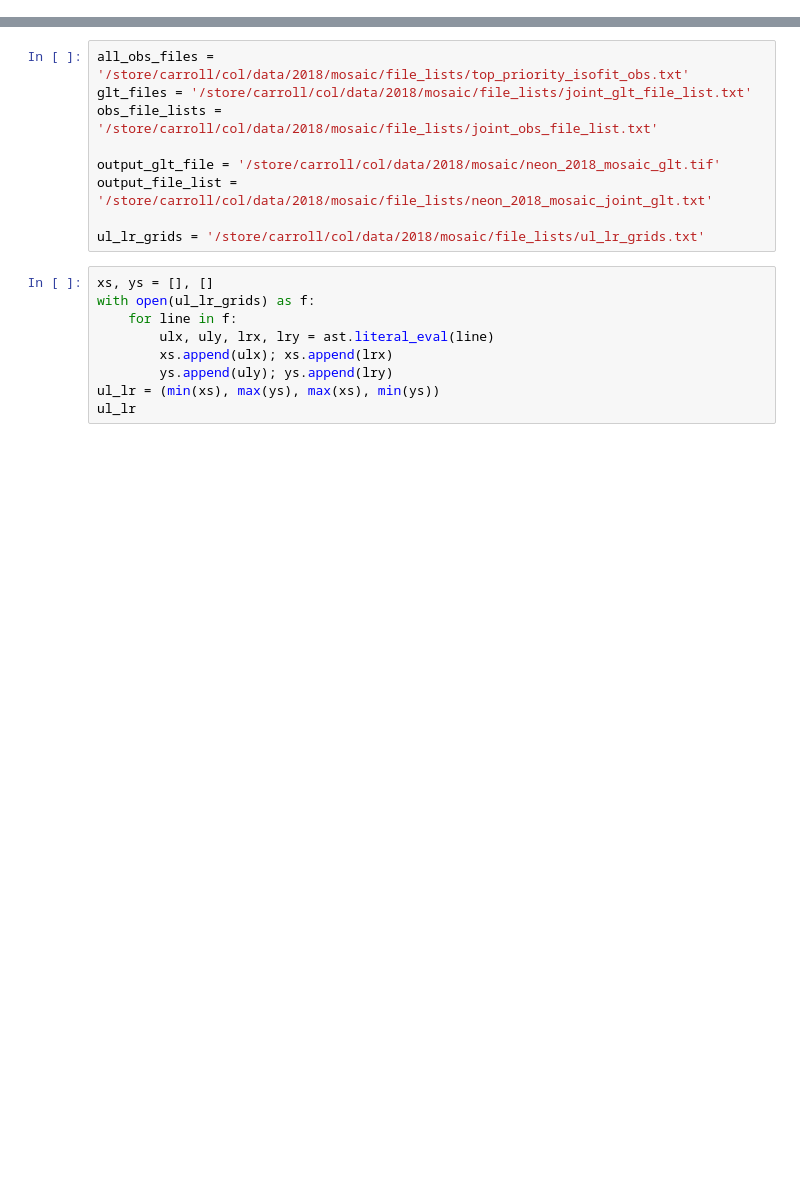
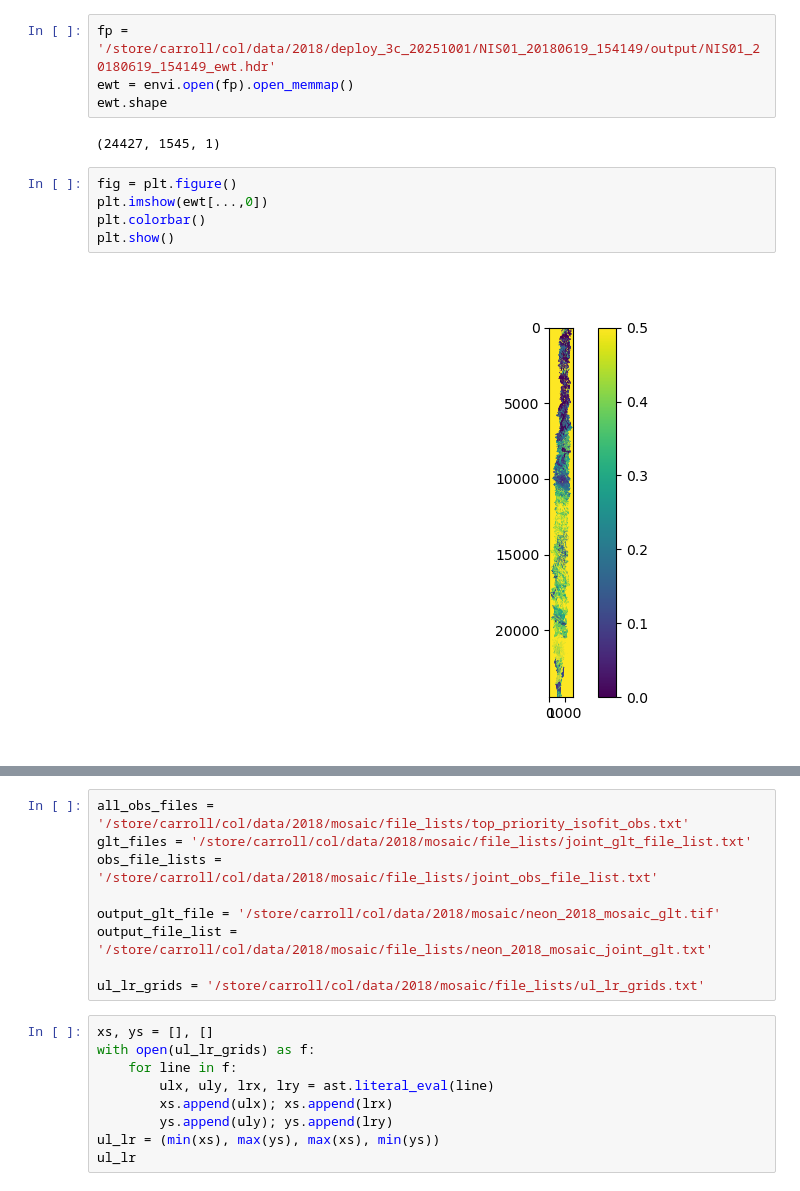
Before and after one commit to erin-carroll/chess-isofit, a Jupyter notebook: 2018/3c/3_mosaic/debug_mosaicking.ipynb, the cells around one changed output, grey strips where cells are left out. Saved outputs shown, nothing was run; the diff lists cells and outputs as text; blank space fills up the shorter version.

```diff
--- a/2018/3c/3_mosaic/debug_mosaicking.ipynb
+++ b/2018/3c/3_mosaic/debug_mosaicking.ipynb
@@ -28,0 +57,13 @@ osr.UseExceptions()
+# %%
+fp = '/store/carroll/col/data/2018/deploy_3c_20251001/NIS01_20180619_154149/output/NIS01_20180619_154149_ewt.hdr'
+ewt = envi.open(fp).open_memmap()
+ewt.shape
+# %% [output]
+(24427, 1545, 1)
+# %%
+fig = plt.figure()
+plt.imshow(ewt[...,0])
+plt.colorbar()
+plt.show()
+# %% [output]
+[figure, added]
```
Also changed, not shown: parts of 20 cells of this notebook, 12 other files.
